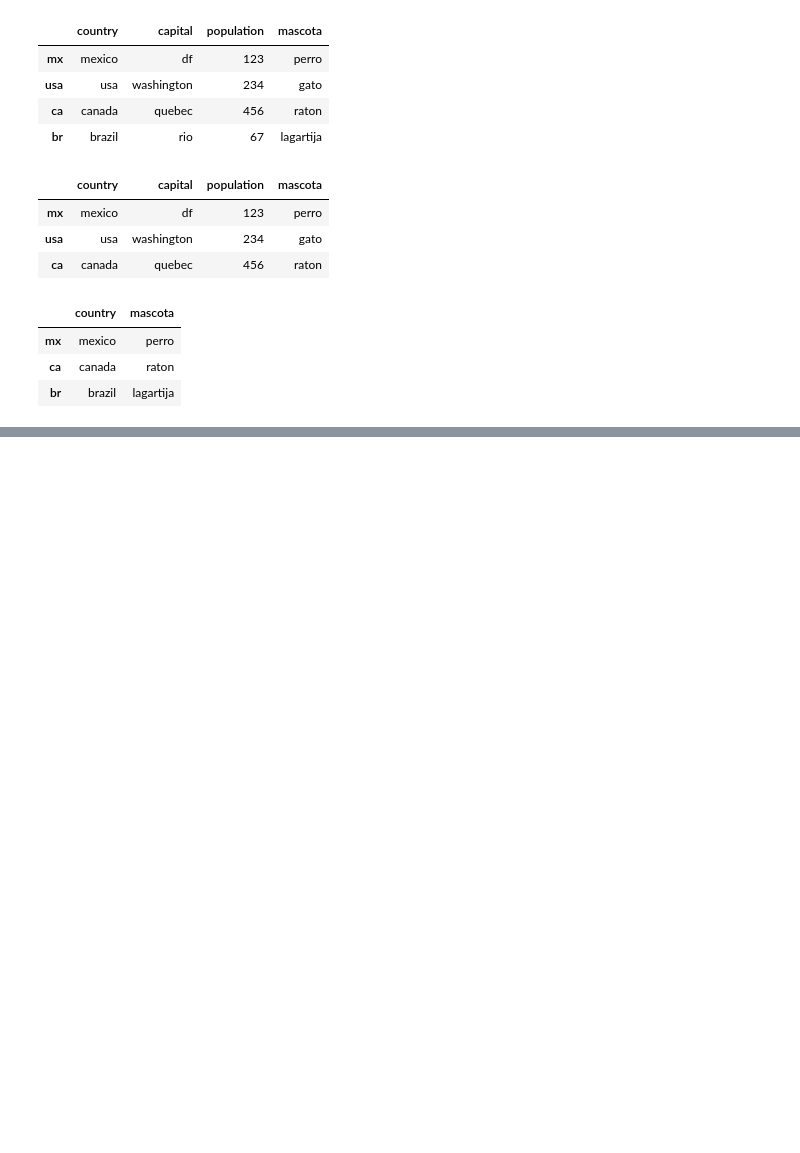
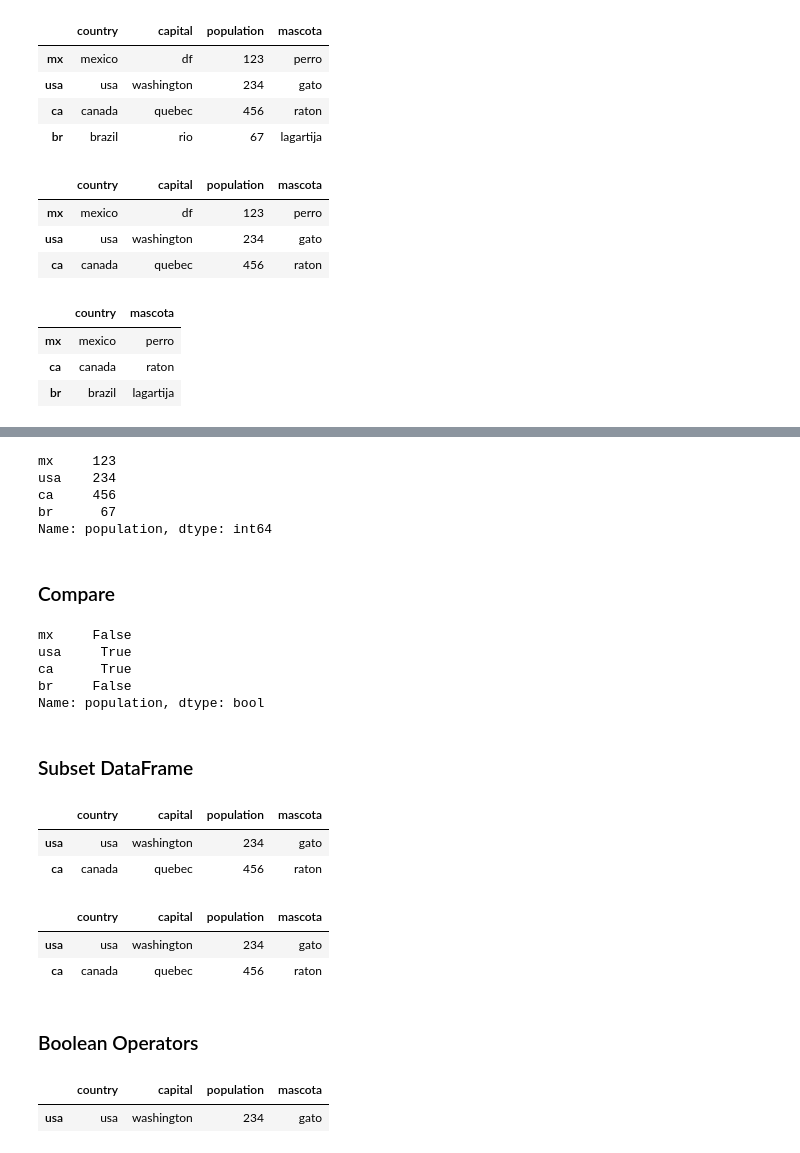
Before and after one commit to eljuanrv/Data_Science_With_Python, a Jupyter notebook: Intrmediate_Python.ipynb, the cells around one changed output, grey strips where cells are left out. Cells and saved outputs as stored; diff of their text form; code cells hidden in the pictures; blank space fills up the shorter version.

```diff
--- a/Intrmediate_Python.ipynb
+++ b/Intrmediate_Python.ipynb
@@ -340,0 +418,39 @@ df.iloc[[0,2,3],[0,3]]
+# %%
+df.iloc[:,2]
+# %% [output]
+mx     123
+usa    234
+ca     456
+br      67
+Name: population, dtype: int64
+# %% [markdown]
+### Compare
+# %%
+df.loc[:,'population']>200
+# %% [output]
+mx     False
+usa     True
+ca      True
+br     False
+Name: population, dtype: bool
+# %%
+#save the serie
+filter=df.loc[:,'population']>200
+# %% [markdown]
+### Subset DataFrame
+# %%
+# only the countries with population greater than 200
+df[filter]
+# %% [output]
+|  | country | capital | population | mascota |
+| usa | usa | washington | 234 | gato |
+| ca | canada | quebec | 456 | raton |
+# %%
+#the same result
+df[df.loc[:,'population']>200]
+# %% [output]
+|  | country | capital | population | mascota |
+| usa | usa | washington | 234 | gato |
+| ca | canada | quebec | 456 | raton |
+# %% [markdown]
+### Boolean Operators
@@ -340,0 +461,5 @@ df.iloc[[0,2,3],[0,3]]
+# %%
+df[filter2]
+# %% [output]
+|  | country | capital | population | mascota |
+| usa | usa | washington | 234 | gato |
```
Also changed, not shown: parts of 15 cells of this notebook.
